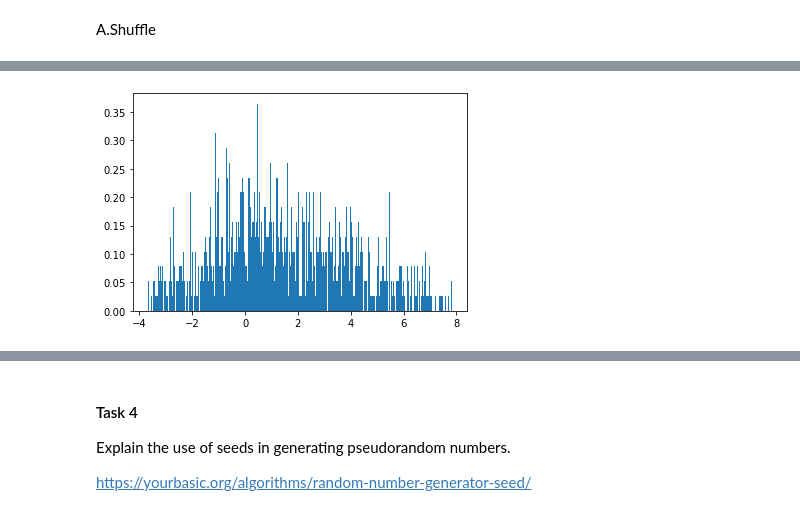
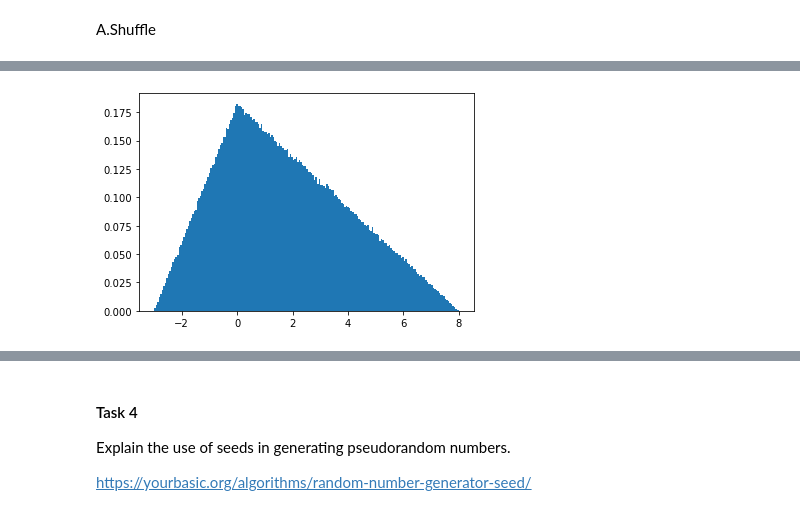
Before and after one commit to EibhinnLee/Programming-for-Data-Analysis---Assignments, a Jupyter notebook: Programming-for-Data-Analysis-Assignments.ipynb, the cells around one changed output, grey strips where cells are left out. Cells and saved outputs as stored; diff of their text form; code cells hidden in the pictures.

```diff
--- a/Programming-for-Data-Analysis-Assignments.ipynb
+++ b/Programming-for-Data-Analysis-Assignments.ipynb
@@ -238,10 +428,11 @@ plt.show()
 # %%
 # triangular (4)
 
-h = plt.hist(np.random.triangular (-4, 0, 8, 1000), bins=300, density=True)
+h = plt.hist(np.random.default_rng().triangular(-3, 0, 8, 1000000), bins=200,
+             density=True)
 plt.show()
 # %% [output]
-[figure, old version]
+[figure, new version]
 # %%
 # power (5)
 
```
Also changed, not shown: parts of 51 cells of this notebook.
